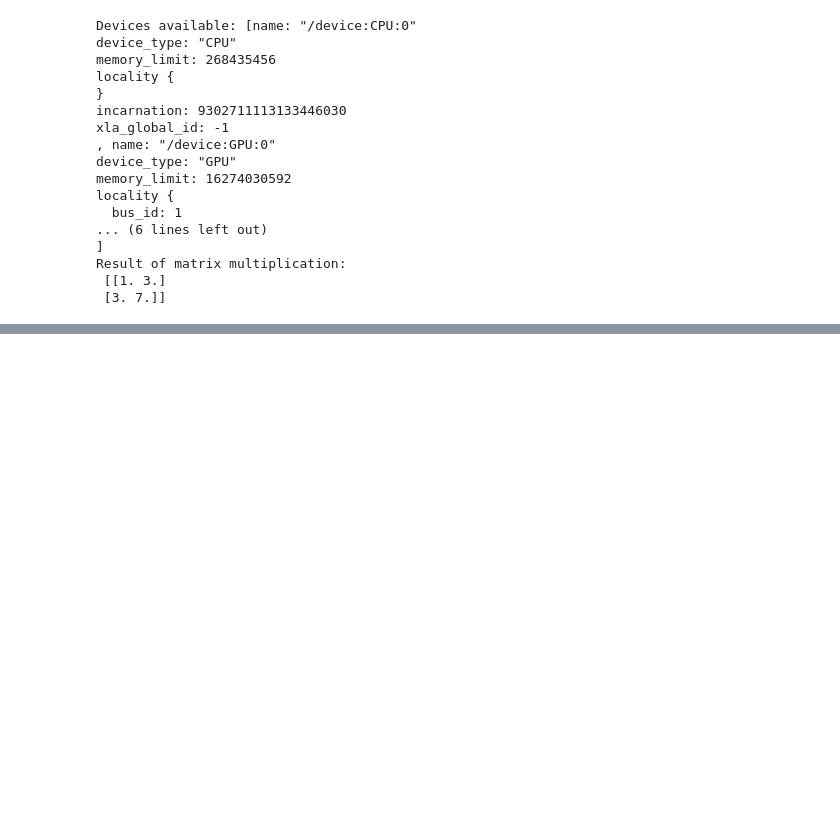
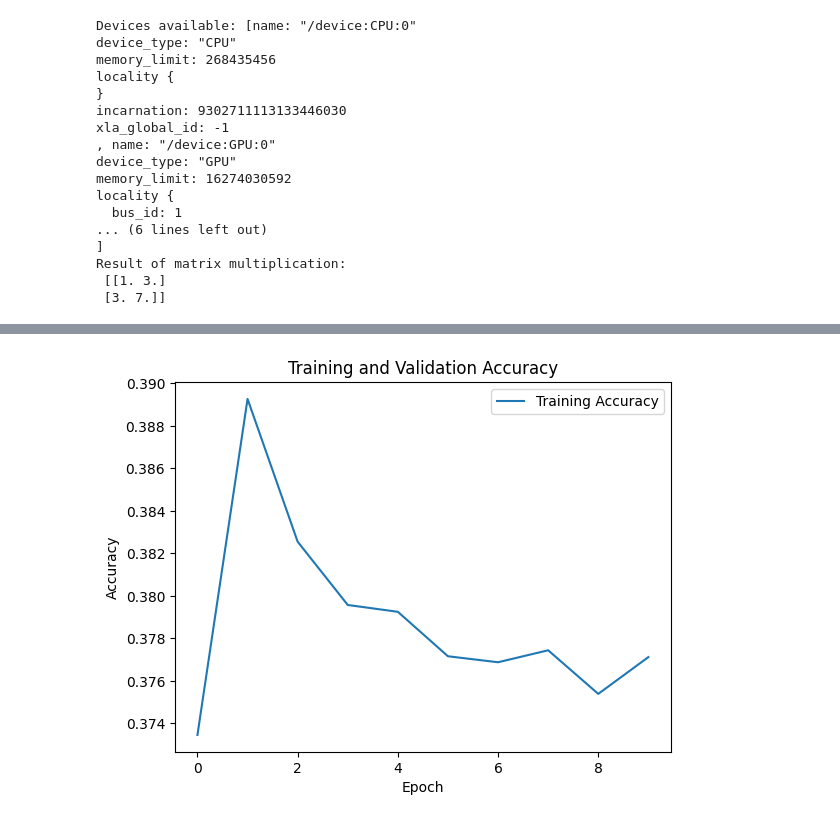
Before and after one commit to rinkusahu1/Kaggle_Practice_ML, a Jupyter notebook: Protein.ipynb, the cells around one changed output, grey strips where cells are left out. Saved outputs shown, nothing was run; the diff lists cells and outputs as text; code cells hidden in the pictures; blank space fills up the shorter version.

Commit message:
Kaggle Notebook | Human Protein Atlas Image Classification | PredictedOutput

```diff
--- a/Protein.ipynb
+++ b/Protein.ipynb
@@ -382,12 +528,3 @@ test_data
 # Tranining
 # %% [markdown]
 ![image.png](attachment:2d70172e-6264-4cfb-a9fb-0c1df7c352b0.png)
-# %%
-import tensorflow as tf
-from tensorflow.keras.applications import MobileNetV3Large
-
-# Load MobileNetV3Large without the top classification layer
-base_model = MobileNetV3Large(include_top=False, weights='imagenet', input_shape=(224, 224, 3))
-
-# Print the summary of the model to see the layer details
-base_model.summary()
@@ -402,13 +549,21 @@ from tensorflow.keras.layers import Input
 import tensorflow.keras as ke
 
 # Define a function to create a MobileNetV3-Large without the classification layer
+
 def create_mobilenet_v3_large(input_shape):
     base_model = MobileNetV3Large(include_top=False, weights='imagenet', input_shape=input_shape)
     base_model.trainable = False
+
+    base_layers = base_model.layers
+    last_three_indices = [-1, -2, -3]
+
+    # Set the trainable attribute for the last three layers to True
+    for idx in last_three_indices:
+        base_layers[idx].trainable = True
+
     x = base_model.output
     x = GlobalAveragePooling2D()(x)
     #x = ke.layers.Dense(units = 512)(x)
-    x = BatchNormalization()(x)
     return Model(inputs=base_model.input, outputs=x)
 
 # Define input shape
@@ -432,16 +587,15 @@ red_output = red_model(red_input)
 yellow_output = yellow_model(yellow_input)
 
 # Concatenate the outputs of the four models
-multiply_blue_output = Multiply()([blue_output, green_output])
-multiply_red_output  = Multiply()([red_output, green_output])
-multiply_yellow_output  = Multiply()([yellow_output, green_output])
+# multiply_blue_output = Multiply()([blue_output, green_output])
+# multiply_red_output  = Multiply()([red_output, green_output])
+# multiply_yellow_output  = Multiply()([yellow_output, green_output])
 
 
-concat_output = Concatenate()([multiply_blue_output, multiply_red_output, multiply_yellow_output])
+concat_output = Concatenate()([blue_output, green_output, red_output,yellow_output])
 # Add two fully connected layers
-fc1 = Dense(512, activation='relu')(concat_output)
-fc2 = Dense(256, activation='relu')(concat_output)
-fc2 = Dropout(0.5)(fc2)
+fc1 = Dense(1024, activation='relu')(concat_output)
+fc2 = Dense(512, activation='relu')(concat_output)
 # Add the final classification layer (assuming num_classes is the number of target classes)
 num_classes = len(class_labels)
 output = Dense(num_classes, activation='sigmoid')(fc2)  # Use sigmoid for multi-label classification
@@ -558,10 +714,9 @@ Result of matrix multiplication:
 # %%
 list = []
-with tf.device('/GPU:0'):
-    history = model.fit(train_data, epochs=10,callbacks=[checkpoint_callback])
+history = model.fit(train_data, epochs=10,callbacks=[checkpoint_callback],validation_data=val_data)
 
 # Extract loss values from the history object
-    loss = history.history['loss']
+loss = history.history['loss']
 
 # Plot the loss values
 plt.plot(loss, label='Training Loss')
@@ -577,0 +733,9 @@ Physical devices cannot be modified after being initialized
+# %%
+plt.plot(history.history['accuracy'], label='Training Accuracy')
+plt.xlabel('Epoch')
+plt.ylabel('Accuracy')
+plt.title('Training and Validation Accuracy')
+plt.legend()
+plt.show()
+# %% [output]
+[figure, added]
```
Also changed, not shown: parts of 77 cells of this notebook.
